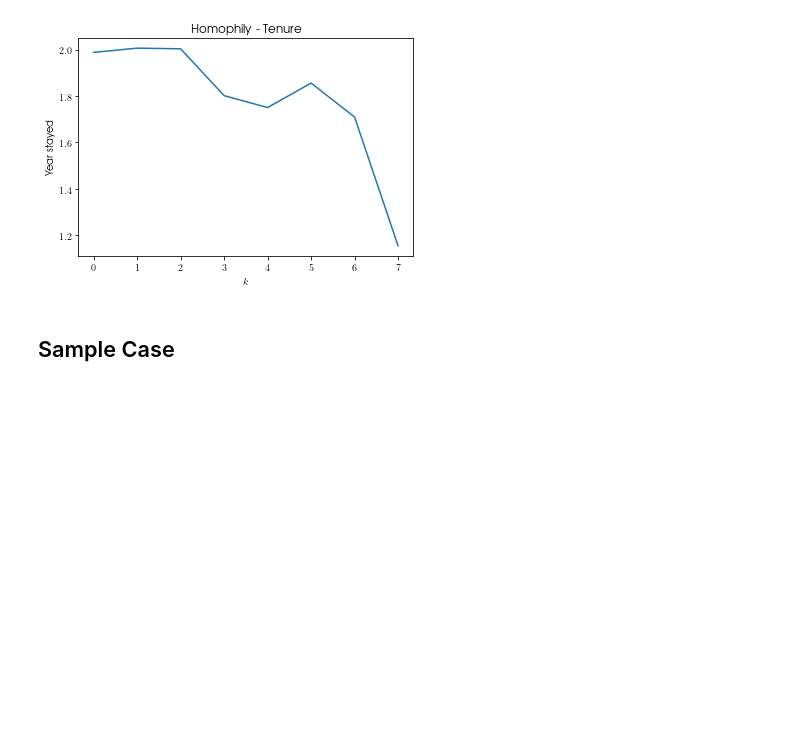
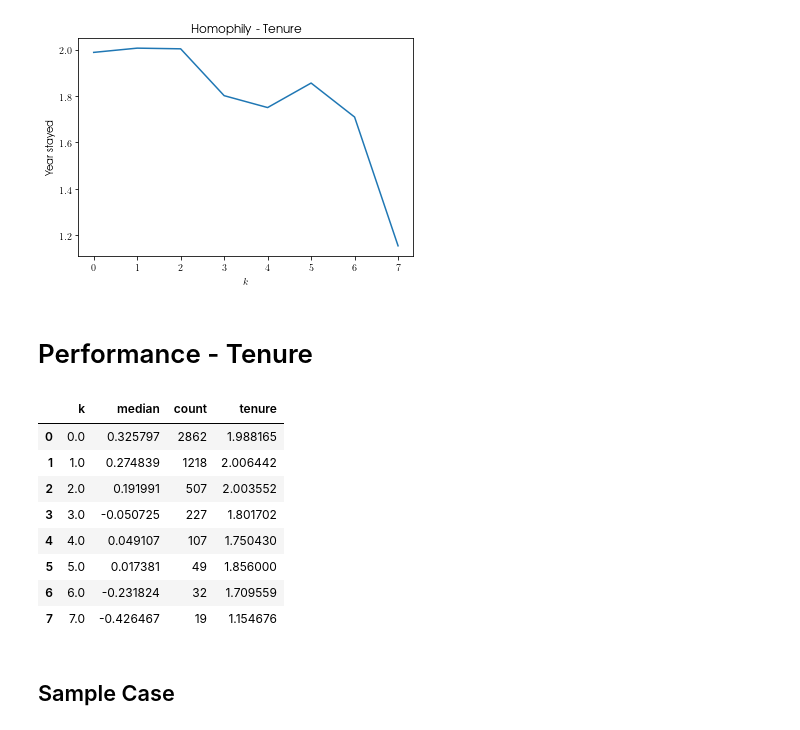
Before and after one commit to willit031794/net-analytics-ftp, a Jupyter notebook: scripts/02_analysis.ipynb, the cells around one changed output. Saved outputs shown, nothing was run; the diff lists cells and outputs as text; code cells hidden in the pictures; blank space fills up the shorter version.

```diff
--- a/scripts/02_analysis.ipynb
+++ b/scripts/02_analysis.ipynb
@@ -1572,6 +1579,22 @@ plt.savefig(path)
 plt.show()
 # %% [output]
 [figure]
+# %% [markdown]
+# Performance - Tenure
+# %%
+perf_tenure = pd.merge(k_perf_plot, k_tenure_table, on = 'k', how = 'inner')
+# %%
+perf_tenure
+# %% [output]
+|  | k | median | count | tenure |
+| 0 | 0.0 | 0.325797 | 2862 | 1.988165 |
+| 1 | 1.0 | 0.274839 | 1218 | 2.006442 |
+| 2 | 2.0 | 0.191991 | 507 | 2.003552 |
+| 3 | 3.0 | -0.050725 | 227 | 1.801702 |
+| 4 | 4.0 | 0.049107 | 107 | 1.750430 |
+| 5 | 5.0 | 0.017381 | 49 | 1.856000 |
+| 6 | 6.0 | -0.231824 | 32 | 1.709559 |
+| 7 | 7.0 | -0.426467 | 19 | 1.154676 |
 # %% [markdown]
 ## Sample Case
 # %%
```
Also changed, not shown: parts of 12 cells of this notebook, 10 other files.
